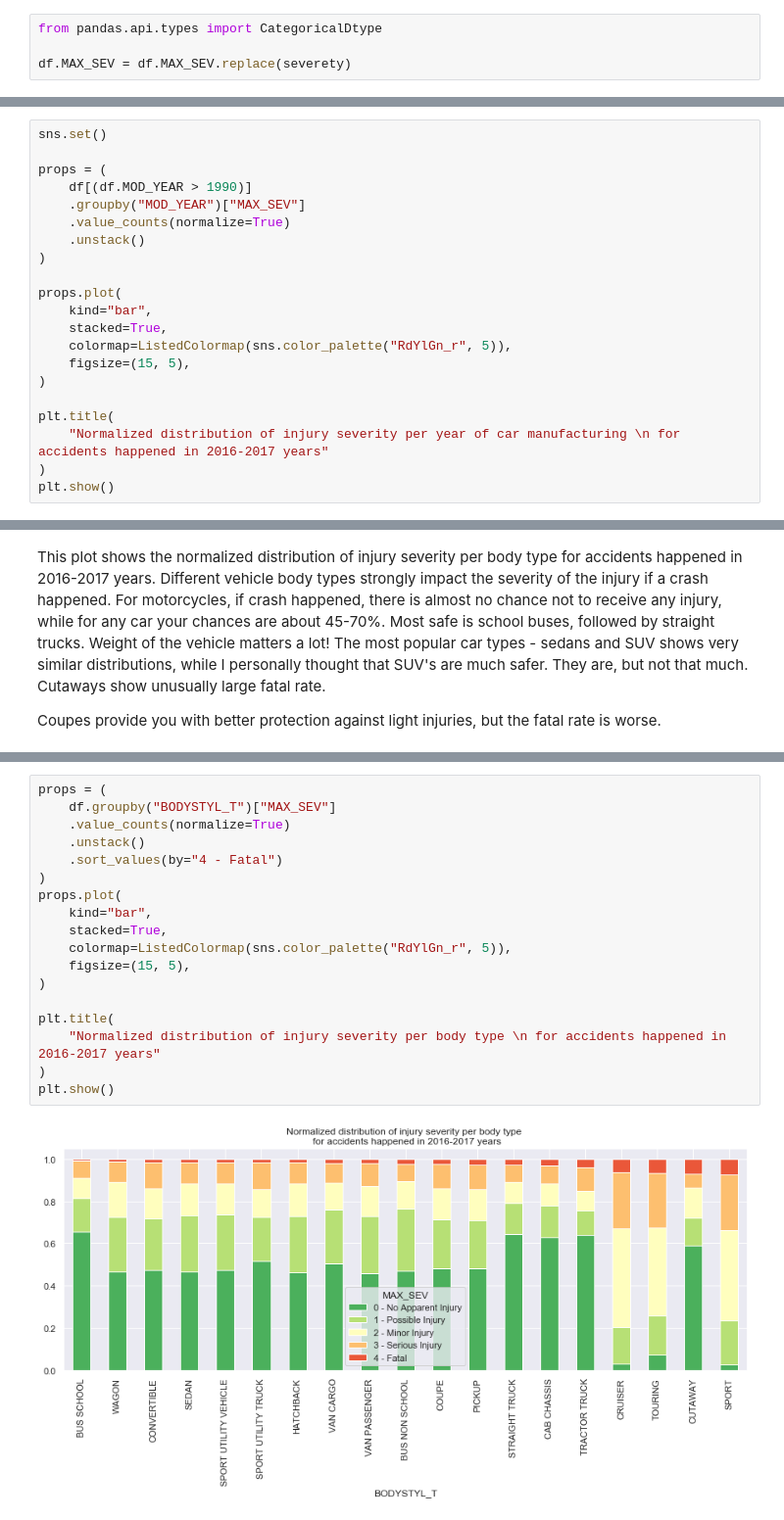
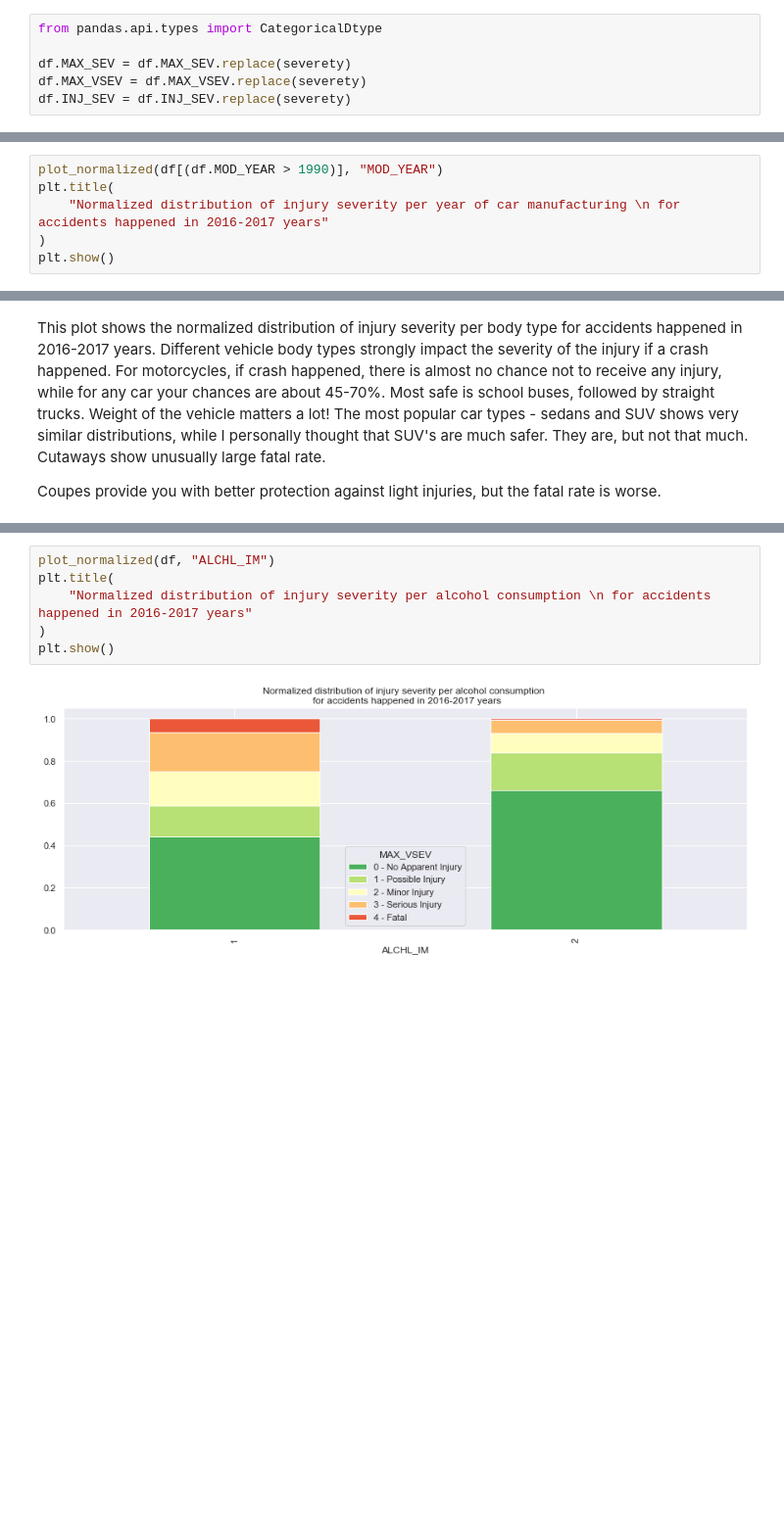
Before and after one commit to JuliaZozulia/vehicle_crashes, a Jupyter notebook: Crashes.ipynb, the cells around one changed output, grey strips where cells are left out. Shown: that part at 98% size. Saved outputs shown, nothing was run; the diff lists cells and outputs as text; blank space fills up the shorter version.

Commit message:
more plots added

```diff
--- a/Crashes.ipynb
+++ b/Crashes.ipynb
@@ -58,25 +73,12 @@ severety = {
 from pandas.api.types import CategoricalDtype
 
 df.MAX_SEV = df.MAX_SEV.replace(severety)
+df.MAX_VSEV = df.MAX_VSEV.replace(severety)
+df.INJ_SEV = df.INJ_SEV.replace(severety)
 # %%
 df.MOD_YEAR.replace([9998, 9999], np.nan, inplace=True)
 # %%
-sns.set()
-
-props = (
-    df[(df.MOD_YEAR > 1990)]
-    .groupby("MOD_YEAR")["MAX_SEV"]
-    .value_counts(normalize=True)
-    .unstack()
-)
-
-props.plot(
-    kind="bar",
-    stacked=True,
-    colormap=ListedColormap(sns.color_palette("RdYlGn_r", 5)),
-    figsize=(15, 5),
-)
-
+plot_normalized(df[(df.MOD_YEAR > 1990)], "MOD_YEAR")
 plt.title(
     "Normalized distribution of injury severity per year of car manufacturing \n for accidents happened in 2016-2017 years"
 )
@@ -123,20 +166,8 @@ Coupes provide you with better protection against light injuries, but the fatal
 # %%
-props = (
-    df.groupby("BODYSTYL_T")["MAX_SEV"]
-    .value_counts(normalize=True)
-    .unstack()
-    .sort_values(by="4 - Fatal")
-)
-props.plot(
-    kind="bar",
-    stacked=True,
-    colormap=ListedColormap(sns.color_palette("RdYlGn_r", 5)),
-    figsize=(15, 5),
-)
-
+plot_normalized(df, "ALCHL_IM")
 plt.title(
-    "Normalized distribution of injury severity per body type \n for accidents happened in 2016-2017 years"
+    "Normalized distribution of injury severity per alcohol consumption \n for accidents happened in 2016-2017 years"
 )
 plt.show()
 # %% [output]
-[figure, old version]
+[figure, new version]
```
Also changed, not shown: parts of 24 cells of this notebook.
